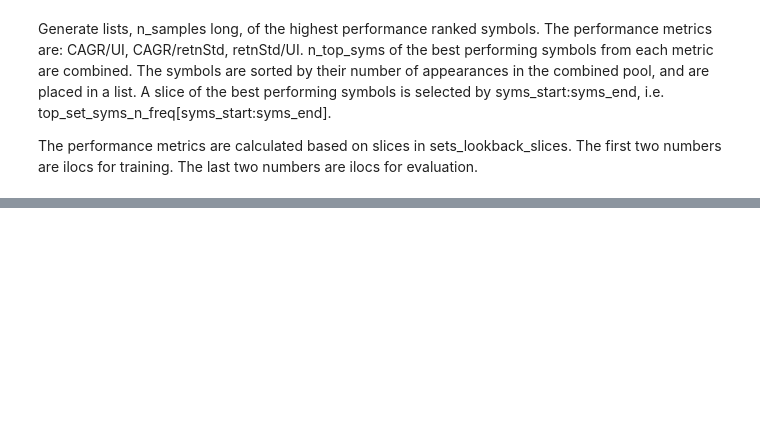
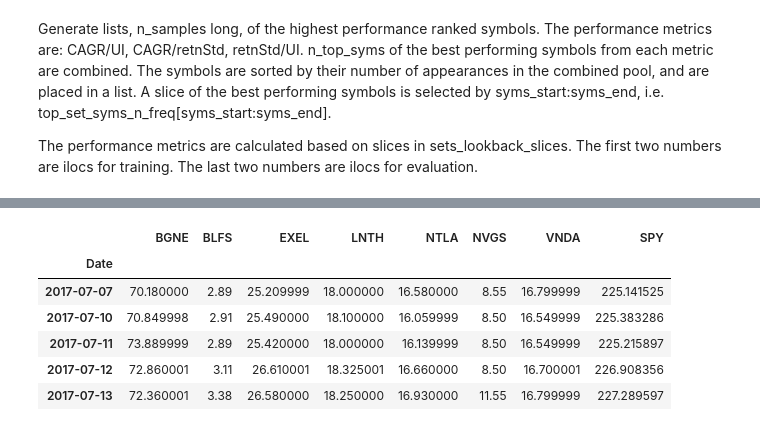
Before and after one commit to pympk/py379, a Jupyter notebook: yf_7_freq_cnt.ipynb, the cells around one changed output, grey strips where cells are left out. Saved outputs shown, nothing was run; the diff lists cells and outputs as text; code cells hidden in the pictures; blank space fills up the shorter version.

```diff
--- a/yf_7_freq_cnt.ipynb
+++ b/yf_7_freq_cnt.ipynb
@@ -58,14 +55,17 @@ col_add_total: ['n_samples', 'days_lookbacks', 'days_eval', 'n_top_syms', 'sym_f
 # df_eval_results = pickle_load(path_data_dump, fp_df_eval_results)
 df_eval_sym_freq_results = pickle_load(path_data_dump, fp_df_eval_sym_freq_results)
 # %%
+# verbose = False  # True prints more output
+verbose = True  # True prints more output
+
 # write run results to df_eval_results
-# store_results = False
-store_results = True
+store_results = False
+# store_results = True
 
 # number of max lookback tuples to create for iloc start_train:end_train:end_eval
 # i.e. number of grp_top_set_syms_n_freq and grp_top_set_syms
-n_samples = 400
-# n_samples = 2
+# n_samples = 400
+n_samples = 1
 
 # for training, the number of days to lookback from iloc max-lookback end_train
 # days_lookbacks = [15, 30, 60, 120]
@@ -74,8 +74,8 @@ n_samples = 400
 # days_lookbacks = [120]
 # days_lookbacks = [60]
 # days_lookbacks = [30]
-# days_lookbacks = [15]
-days_lookbacks = [15, 30]
+days_lookbacks = [15]
+# days_lookbacks = [15, 30]
 # days_lookbacks = [15, 29]
 # days_lookbacks = [15, 31]
 # days_lookbacks = [14, 30]
@@ -107,7 +107,7 @@ syms_start = 0  #  start index of n_top_syms for evaluation
 # syms_end = 6  #  end index of n_top_syms for evaluation
 syms_end = 10  #  end index of n_top_syms for evaluation
 
-freq_cnt = 6  # frequency of symbol in top_set_syms_n_freq
+# freq_cnt = 6  # frequency of symbol in top_set_syms_n_freq
 # %% [markdown]
 create a sets of iloc lookback slices (start_train:end_train:end_eval), where
 end_train - start_train = days_lookback
@@ -301,14 +324,19 @@ for i, (_lookback_slice, _top_set_syms_n_freq) in enumerate(z_grp_top_set_syms_n
         print(f'start_eval: {start_eval},  date: {d_end_train}')
         print(f'end_eval:   {end_eval},  date: {d_end_eval},  df_eval last date: {d_df_eval_end}')
         print(f'frequency count of symbol(s): {sym_freq_cnt}')
-        print(f'\ndf_eval:\n{df_eval}\n')
+        # print(f'\ndf_eval:\n{df_eval}\n')
+
+        syms_n_SPY = syms + ['SPY']
+        df_eval_n_SPY = df_train[start_eval:end_eval][syms_n_SPY]
+        print(f'\ndf_eval_n_SPY:\n{df_eval_n_SPY}\n')
+
+
+
 
       _, grp_retnStd_d_UI, grp_CAGR_d_retnStd, grp_CAGR_d_UI = _7_perf_eval(df_eval)
       print(f'grp(retnStd/UI):   mean, std, mean/std: {grp_retnStd_d_UI[0]  :>13,.3f}, {grp_retnStd_d_UI[1]  :>13,.3f}, {grp_retnStd_d_UI[2]  :>13,.3f}')
       print(f'grp(CAGR/retnStd): mean, std, mean/std: {grp_CAGR_d_retnStd[0]:>13,.3f}, {grp_CAGR_d_retnStd[1]:>13,.3f}, {grp_CAGR_d_retnStd[2]:>13,.3f}')
       print(f'grp(CAGR/UI):      mean, std, mean/std: {grp_CAGR_d_UI[0]     :>13,.3f}, {grp_CAGR_d_UI[1]     :>13,.3f}, {grp_CAGR_d_UI[2]     :>13,.3f}')
-
-
 
       if store_results:  # record results to df
         # row_add = [n_samples, str(days_lookbacks), days_eval, n_top_syms, syms_start, syms_end, grp_CAGR_d_UI[0], grp_CAGR_d_UI[1], grp_CAGR_d_UI[2], SPY_CAGR_d_UI[0]]
@@ -328,0 +375,10 @@ for i, (_lookback_slice, _top_set_syms_n_freq) in enumerate(z_grp_top_set_syms_n
+# %%
+df_eval_n_SPY
+# %% [output]
+|  | BGNE | BLFS | EXEL | LNTH | NTLA | NVGS | VNDA | SPY |
+| Date |  |  |  |  |  |  |  |  |
+| 2017-07-07 | 70.180000 | 2.89 | 25.209999 | 18.000000 | 16.580000 | 8.55 | 16.799999 | 225.141525 |
+| 2017-07-10 | 70.849998 | 2.91 | 25.490000 | 18.100000 | 16.059999 | 8.50 | 16.549999 | 225.383286 |
+| 2017-07-11 | 73.889999 | 2.89 | 25.420000 | 18.000000 | 16.139999 | 8.50 | 16.549999 | 225.215897 |
+| 2017-07-12 | 72.860001 | 3.11 | 26.610001 | 18.325001 | 16.660000 | 8.50 | 16.700001 | 226.908356 |
+| 2017-07-13 | 72.360001 | 3.38 | 26.580000 | 18.250000 | 16.930000 | 11.55 | 16.799999 | 227.289597 |
```
Also changed, not shown: parts of 8 cells of this notebook, 3 other files.
